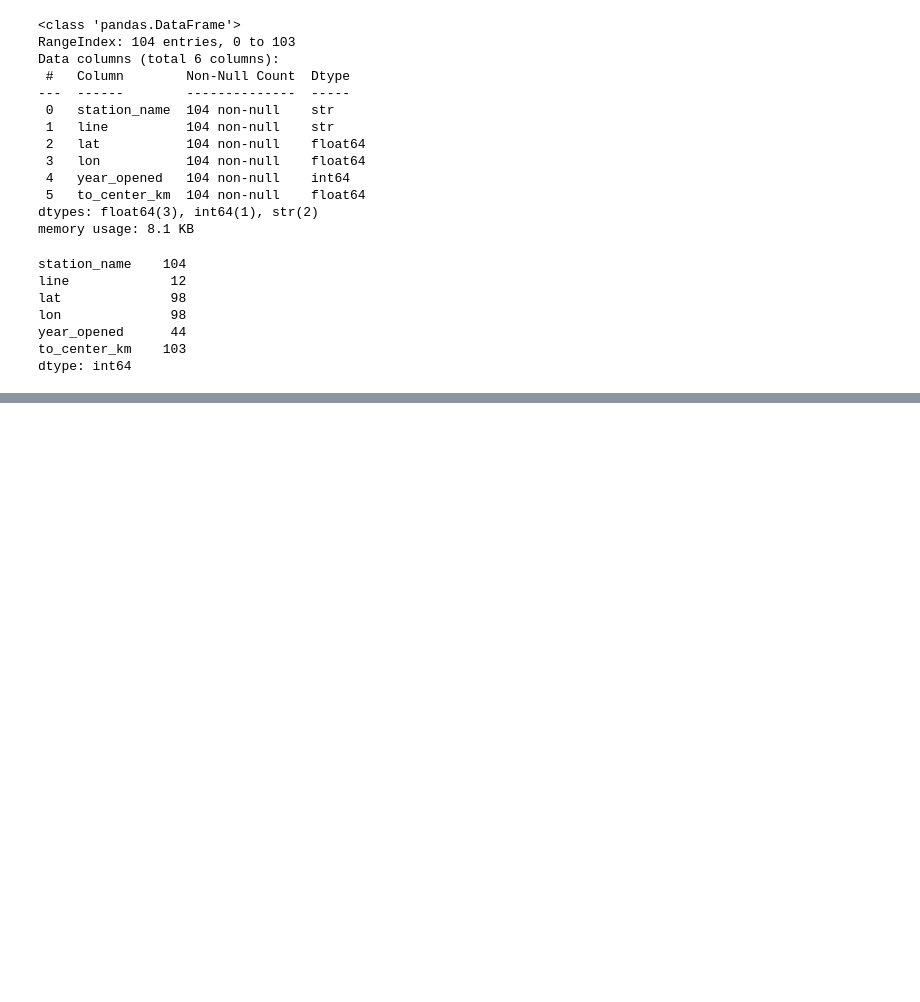
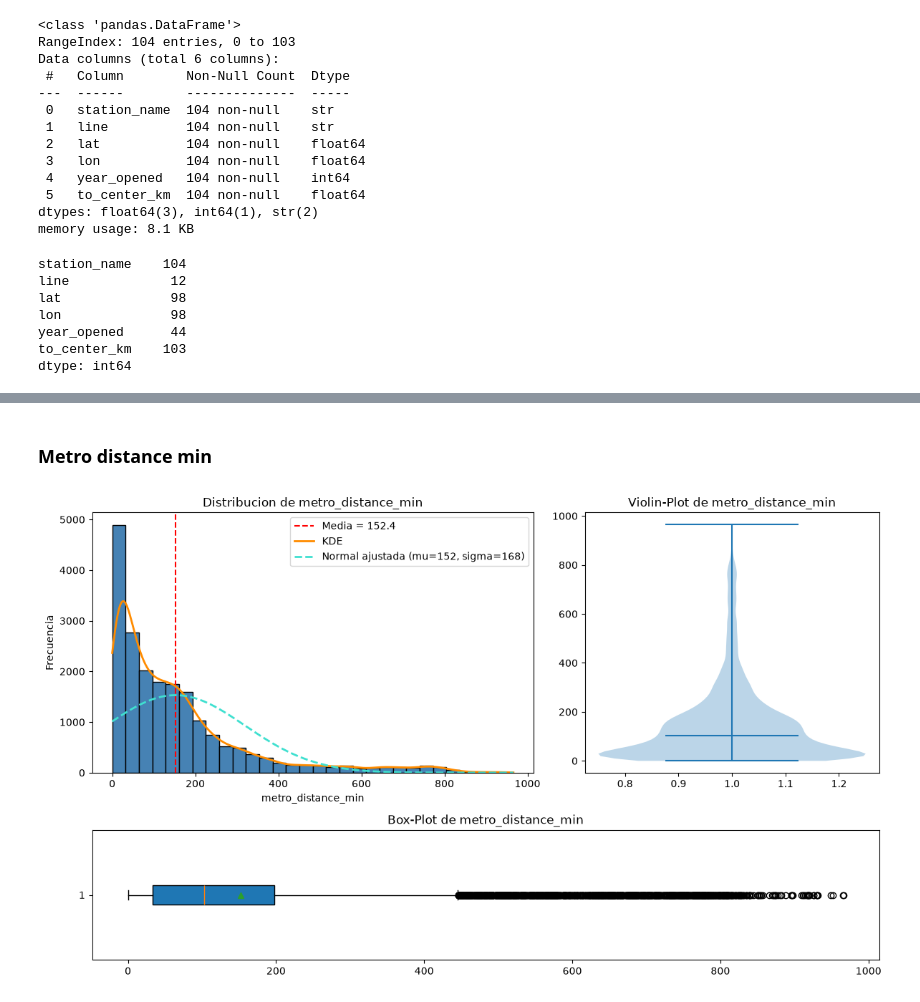
Before and after one commit to Grefing/parcial-introduccion-datos, a Jupyter notebook: PARCIAL-1.ipynb, the cells around one changed output, grey strips where cells are left out. Saved outputs shown, nothing was run; the diff lists cells and outputs as text; code cells hidden in the pictures; blank space fills up the shorter version.

```diff
--- a/PARCIAL-1.ipynb
+++ b/PARCIAL-1.ipynb
@@ -494,0 +517,6 @@ dtype: int64
+# %% [markdown]
+### Metro distance min
+# %%
+graficar_analisis_uni(df_rentals["metro_distance_min"],kde=True)
+# %% [output]
+[figure, added]
```
Also changed, not shown: parts of 32 cells of this notebook.
